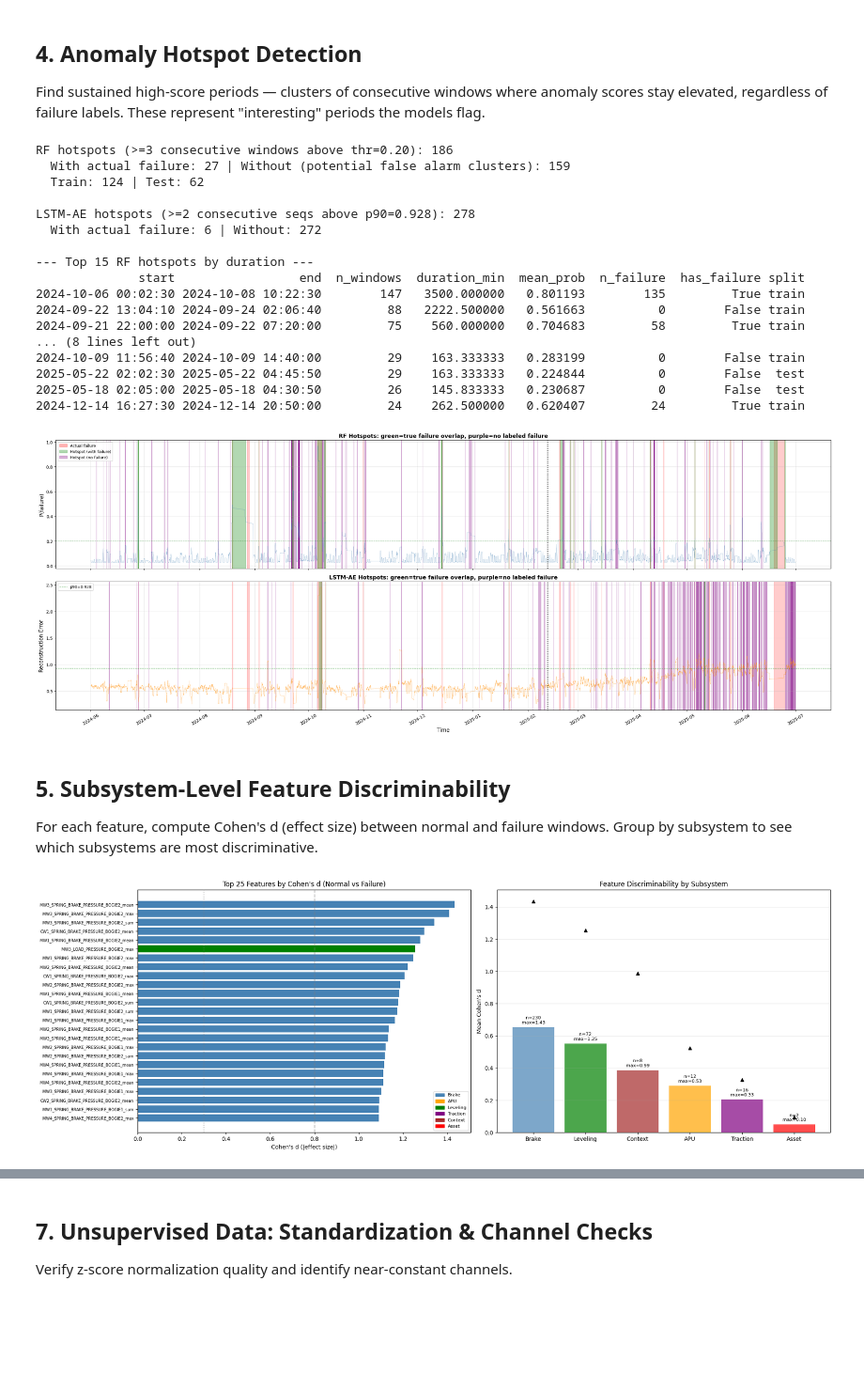
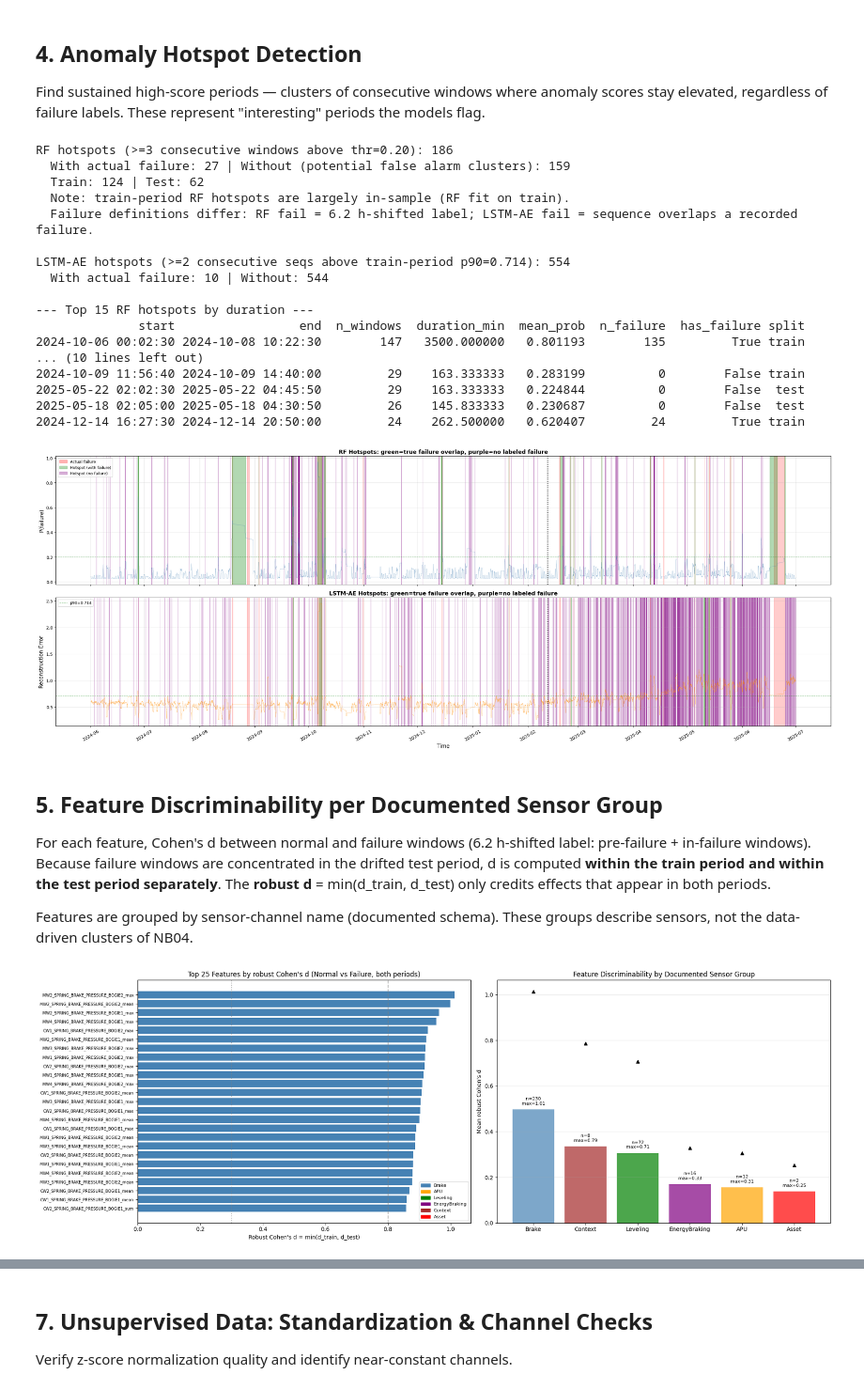
Before and after one commit to Emir515/Kurtulus-thesis, a Jupyter notebook: notebooks/03_dataset_analysis.ipynb, the cells around one changed output, grey strips where cells are left out. Shown at 94% size. Drawn from its saved outputs; the diff is of its cells as text; code cells hidden in the pictures; blank space fills up the shorter version.

```diff
--- a/notebooks/03_dataset_analysis.ipynb
+++ b/notebooks/03_dataset_analysis.ipynb
@@ -443,7 +452,7 @@ hotspots_rf['duration_min'] = (hotspots_rf['end'] - hotspots_rf['start']).dt.tot
 hotspots_rf['has_failure'] = hotspots_rf['n_failure'] > 0
 
 # ── LSTM-AE hotspots: above 90th percentile ──
-ae_p90 = ae_all['score'].quantile(0.90)
+ae_p90 = ae_all.loc[ae_all['split'] == 'train', 'score'].quantile(0.90)  # train-period p90, not dominated by the drifted test period
 ae_sorted = ae_all.sort_values('window_end').reset_index(drop=True)
 ae_above = (ae_sorted['score'] >= ae_p90).astype(int)
 ae_grp = (ae_above != ae_above.shift()).cumsum()
@@ -467,7 +476,9 @@ if len(hotspots_ae) > 0:
 print(f'RF hotspots (>=3 consecutive windows above thr={RF_THR:.2f}): {len(hotspots_rf)}')
 print(f'  With actual failure: {hotspots_rf["has_failure"].sum()} | Without (potential false alarm clusters): {(~hotspots_rf["has_failure"]).sum()}')
 print(f'  Train: {(hotspots_rf["split"]=="train").sum()} | Test: {(hotspots_rf["split"]=="test").sum()}')
-print(f'\nLSTM-AE hotspots (>=2 consecutive seqs above p90={ae_p90:.3f}): {len(hotspots_ae)}')
+print('  Note: train-period RF hotspots are largely in-sample (RF fit on train).')
+print('  Failure definitions differ: RF fail = 6.2 h-shifted label; LSTM-AE fail = sequence overlaps a recorded failure.')
+print(f'\nLSTM-AE hotspots (>=2 consecutive seqs above train-period p90={ae_p90:.3f}): {len(hotspots_ae)}')
 if len(hotspots_ae) > 0:
     print(f'  With actual failure: {hotspots_ae["has_failure"].sum()} | Without: {(~hotspots_ae["has_failure"]).sum()}')
 
@@ -478,16 +489,16 @@ print(top_hs.to_string(index=False))
 RF hotspots (>=3 consecutive windows above thr=0.20): 186
   With actual failure: 27 | Without (potential false alarm clusters): 159
   Train: 124 | Test: 62
+  Note: train-period RF hotspots are largely in-sample (RF fit on train).
+  Failure definitions differ: RF fail = 6.2 h-shifted label; LSTM-AE fail = sequence overlaps a recorded failure.
 
-LSTM-AE hotspots (>=2 consecutive seqs above p90=0.928): 278
-  With actual failure: 6 | Without: 272
+LSTM-AE hotspots (>=2 consecutive seqs above train-period p90=0.714): 554
+  With actual failure: 10 | Without: 544
 
 --- Top 15 RF hotspots by duration ---
               start                 end  n_windows  duration_min  mean_prob  n_failure  has_failure split
 2024-10-06 00:02:30 2024-10-08 10:22:30        147   3500.000000   0.801193        135         True train
-2024-09-22 13:04:10 2024-09-24 02:06:40         88   2222.500000   0.561663          0        False train
-2024-09-21 22:00:00 2024-09-22 07:20:00         75    560.000000   0.704683         58         True train
-... (8 lines left out)
+... (10 lines left out)
 2024-10-09 11:56:40 2024-10-09 14:40:00         29    163.333333   0.283199          0        False train
 2025-05-22 02:02:30 2025-05-22 04:45:50         29    163.333333   0.224844          0        False  test
 2025-05-18 02:05:00 2025-05-18 04:30:50         26    145.833333   0.230687          0        False  test
@@ -539,11 +550,13 @@ plt.xticks(rotation=30, fontsize=10)
 plt.tight_layout()
 plt.show()
 # %% [output]
-[figure, old version]
+[figure, new version]
 # %% [markdown]
-## 5. Subsystem-Level Feature Discriminability
+## 5. Feature Discriminability per Documented Sensor Group
 
-For each feature, compute Cohen's d (effect size) between normal and failure windows. Group by subsystem to see which subsystems are most discriminative.
+For each feature, Cohen's d between normal and failure windows (6.2 h-shifted label: pre-failure + in-failure windows). Because failure windows are concentrated in the drifted test period, d is computed **within the train period and within the test period separately**. The **robust d** = min(d_train, d_test) only credits effects that appear in both periods.
+
+Features are grouped by sensor-channel name (documented schema). These groups describe sensors, not the data-driven clusters of NB04.
 # %%
 # Subsystem mapping
 def get_subsystem(name):
@@ -555,27 +568,35 @@ def get_subsystem(name):
     if 'LOAD_PRESSURE' in name_upper or 'LOAD_SIGNAL' in name_upper:
         return 'Leveling'
     if 'ENERGY_BRAKING' in name_upper:
-        return 'Traction'
+        return 'EnergyBraking'
     if 'SPEED' in name_upper or 'TEMPERATURE' in name_upper:
         return 'Context'
-    return 'Brake'
+    return 'Brake'  # fallback: all remaining channels are brake-actuation signals
 
-# Cohen's d for each feature
+# Cohen's d per feature, within each period (controls for the train/test shift)
+period = np.where(rf_feats_all['window_end'] < SPLIT_DATE, 'train', 'test')
 normal = rf_feats_all[rf_feats_all['label'] == 0]
 failure = rf_feats_all[rf_feats_all['label'] == 1]
 
+
+def cohen_d(n_vals, f_vals):
+    n_vals, f_vals = n_vals.dropna(), f_vals.dropna()
+    if len(n_vals) < 10 or len(f_vals) < 10 or n_vals.std() == 0:
+        return 0.0
+    pooled = np.sqrt((n_vals.var() * (len(n_vals) - 1) + f_vals.var() * (len(f_vals) - 1)) / (len(n_vals) + len(f_vals) - 2))
+    return abs(f_vals.mean() - n_vals.mean()) / pooled if pooled > 0 else 0.0
+
+
+masks = {p: period == p for p in ('train', 'test')}
+lab = rf_feats_all['label'].values
 cohens_d = []
 for col in feature_cols:
-    n_vals = normal[col].dropna()
-    f_vals = failure[col].dropna()
-    if len(n_vals) < 10 or len(f_vals) < 10 or n_vals.std() == 0:
-        d = 0.0
-    else:
-        pooled_std = np.sqrt((n_vals.var() * (len(n_vals)-1) + f_vals.var() * (len(f_vals)-1)) /
-                            (len(n_vals) + len(f_vals) - 2))
-        d = abs(f_vals.mean() - n_vals.mean()) / pooled_std if pooled_std > 0 else 0.0
-    cohens_d.append({'feature': col, 'cohens_d': d, 'subsystem': get_subsystem(col)})
-
+    x = rf_feats_all[col]
+    d_pooled = cohen_d(x[lab == 0], x[lab == 1])
+    d_tr = cohen_d(x[masks['train'] & (lab == 0)], x[masks['train'] & (lab == 1)])
+    d_te = cohen_d(x[masks['test'] & (lab == 0)], x[masks['test'] & (lab == 1)])
+    cohens_d.append({'feature': col, 'cohens_d_pooled': d_pooled, 'cohens_d_train': d_tr, 'cohens_d_test': d_te,
+                     'cohens_d': min(d_tr, d_te), 'subsystem': get_subsystem(col)})
 cd_df = pd.DataFrame(cohens_d).sort_values('cohens_d', ascending=False).reset_index(drop=True)
 
 # Plot
@@ -585,48 +606,51 @@ fig, axes = plt.subplots(1, 2, figsize=(20, 7))
 ax = axes[0]
 top25 = cd_df.head(25)
 colors_map = {'Brake': 'steelblue', 'APU': 'orange', 'Leveling': 'green',
-              'Traction': 'purple', 'Context': 'brown', 'Asset': 'red'}
+              'EnergyBraking': 'purple', 'Context': 'brown', 'Asset': 'red'}
 ax.barh(range(len(top25)), top25['cohens_d'].values,
         color=[colors_map.get(s, 'gray') for s in top25['subsystem']])
 ax.set_yticks(range(len(top25)))
 ax.set_yticklabels(top25['feature'].values, fontsize=7)
 ax.invert_yaxis()
-ax.set_xlabel("Cohen's d (|effect size|)")
-ax.set_title('Top 25 Features by Cohen\'s d (Normal vs Failure)')
+ax.set_xlabel("Robust Cohen's d = min(d_train, d_test)")
+ax.set_title('Top 25 Features by robust Cohen\'s d (Normal vs Failure, both periods)')
 ax.axvline(0.3, color='gray', linestyle=':', alpha=0.5, label='small effect (0.3)')
 ax.axvline(0.8, color='gray', linestyle='--', alpha=0.5, label='large effect (0.8)')
 legend_patches = [Patch(color=c, label=s) for s, c in colors_map.items()]
 ax.legend(handles=legend_patches, loc='lower right', fontsize=8)
 
 # Cohen's d by subsystem
 ax = axes[1]
 sub_cd = cd_df.groupby('subsystem')['cohens_d'].agg(['mean', 'median', 'max', 'count'])
 sub_cd = sub_cd.sort_values('mean', ascending=False)
 x = list(range(len(sub_cd)))
 ax.bar(x, sub_cd['mean'], color=[colors_map.get(s, 'gray') for s in sub_cd.index], alpha=0.7)
 for i, (idx, row) in enumerate(sub_cd.iterrows()):
     ax.plot(i, row['max'], 'k^', markersize=6)
     ax.text(i, row['mean'] + 0.02, f'n={int(row["count"])}\nmax={row["max"]:.2f}',
             ha='center', fontsize=8)
 ax.set_xticks(x)
 ax.set_xticklabels(sub_cd.index)
-ax.set_ylabel("Mean Cohen's d")
-ax.set_title('Feature Discriminability by Subsystem')
+ax.set_ylabel("Mean robust Cohen's d")
+ax.set_title('Feature Discriminability by Documented Sensor Group')
 ax.grid(True, alpha=0.3, axis='y')
 
 plt.tight_layout()
 plt.show()
 
 # Summary
-print('Features with Cohen\'s d > 0.3 (at least small effect):')
+print('Features with d > 0.3 (at least small effect): pooled vs robust (both periods)')
+print(f"  Pooled (train+test mixed): {(cd_df['cohens_d_pooled'] > 0.3).sum()} / {len(cd_df)}")
+print(f"  Train only: {(cd_df['cohens_d_train'] > 0.3).sum()} | Test only: {(cd_df['cohens_d_test'] > 0.3).sum()}")
+print('Robust d > 0.3:')
 sig = cd_df[cd_df['cohens_d'] > 0.3]
 print(f'  Total: {len(sig)} / {len(cd_df)}')
 for sub in sig['subsystem'].unique():
     n = (sig['subsystem'] == sub).sum()
     total = (cd_df['subsystem'] == sub).sum()
     print(f'  {sub}: {n}/{total} features')
 
-print(f'\nSubsystem mean Cohen\'s d:')
+print(f'\nMean robust Cohen\'s d per sensor group:')
 print(sub_cd[['mean', 'median', 'max', 'count']].to_string())
 # %% [output]
-[figure, old version]
+[figure, new version]
```
Also changed, not shown: parts of 15 cells of this notebook, 5 other files.
